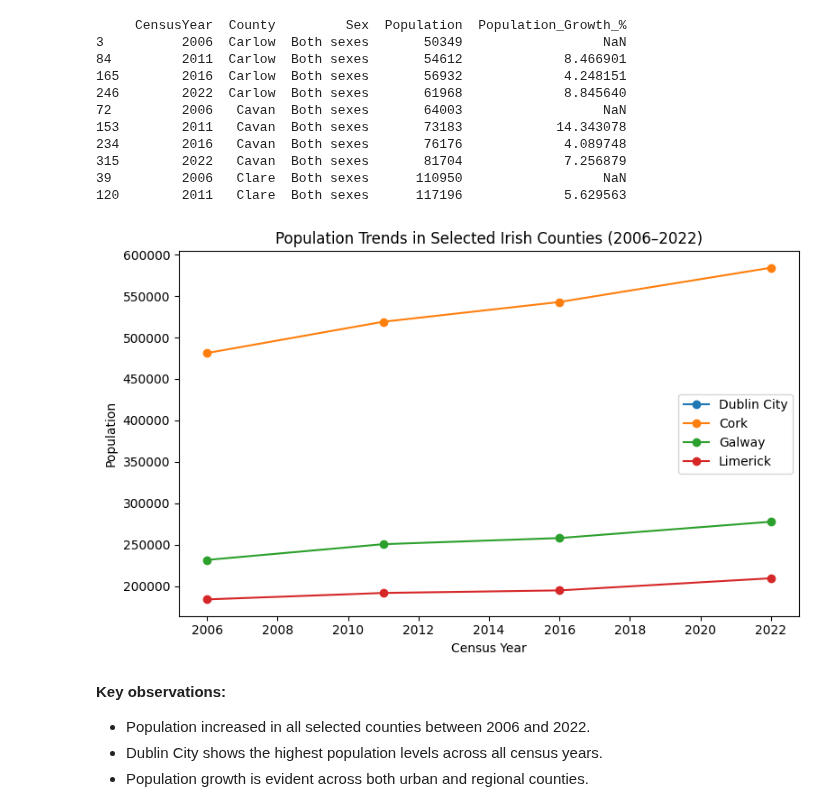
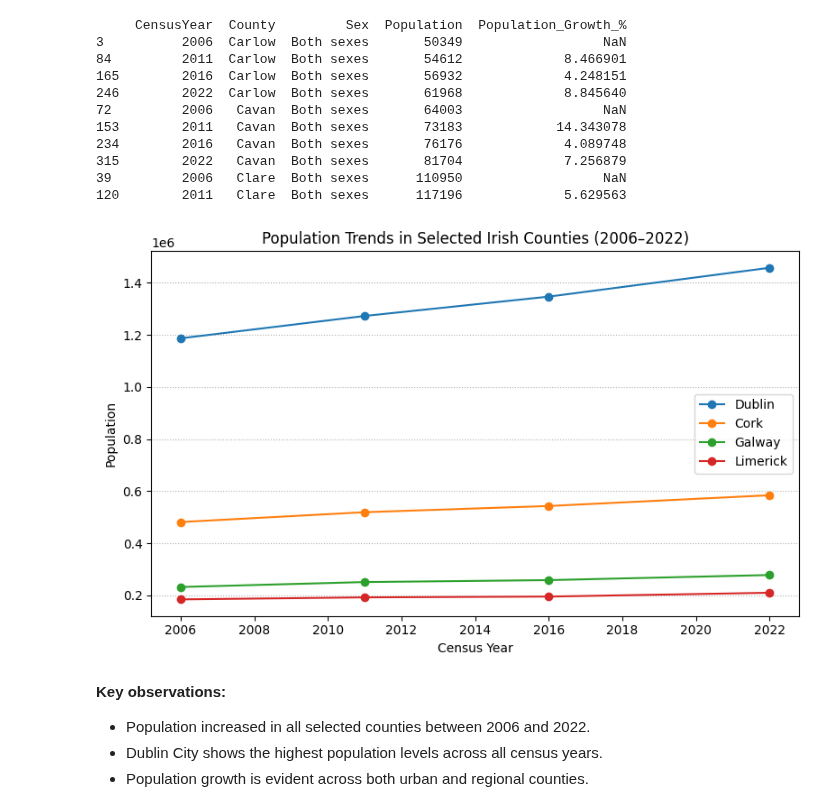
Before and after one commit to elainecazetta/programming-for-data-analytics, a Jupyter notebook: project/census_analysis.ipynb, the cells around one changed output. Cells and saved outputs as stored; diff of their text form; code cells hidden in the pictures.

Commit message:
improve general layout and first plot

```diff
--- a/project/census_analysis.ipynb
+++ b/project/census_analysis.ipynb
@@ -172,23 +181,24 @@ print(pop_df.head(10))
 120        2011   Clare  Both sexes      117196             5.629563
 # %%
 # Select a few counties to plot
-selected_counties = ["Dublin City", "Cork", "Galway", "Limerick"]
+selected_counties = ["Dublin", "Cork", "Galway", "Limerick"]
 
 plot_df = pop_df[pop_df["County"].isin(selected_counties)]
 
 plt.figure(figsize=(8, 5))
 for county in selected_counties:
     county_data = plot_df[plot_df["County"] == county]
     plt.plot(county_data["CensusYear"], county_data["Population"], marker="o", label=county)
 
 plt.title("Population Trends in Selected Irish Counties (2006–2022)")
 plt.xlabel("Census Year")
 plt.ylabel("Population")
+plt.grid(axis='y', linestyle=':')
 plt.legend()
 plt.tight_layout()
 plt.show()
 # %% [output]
-[figure, old version]
+[figure, new version]
 # %% [markdown]
 **Key observations:**
 - Population increased in all selected counties between 2006 and 2022.
```
Also changed, not shown: parts of 1 cell of this notebook.
